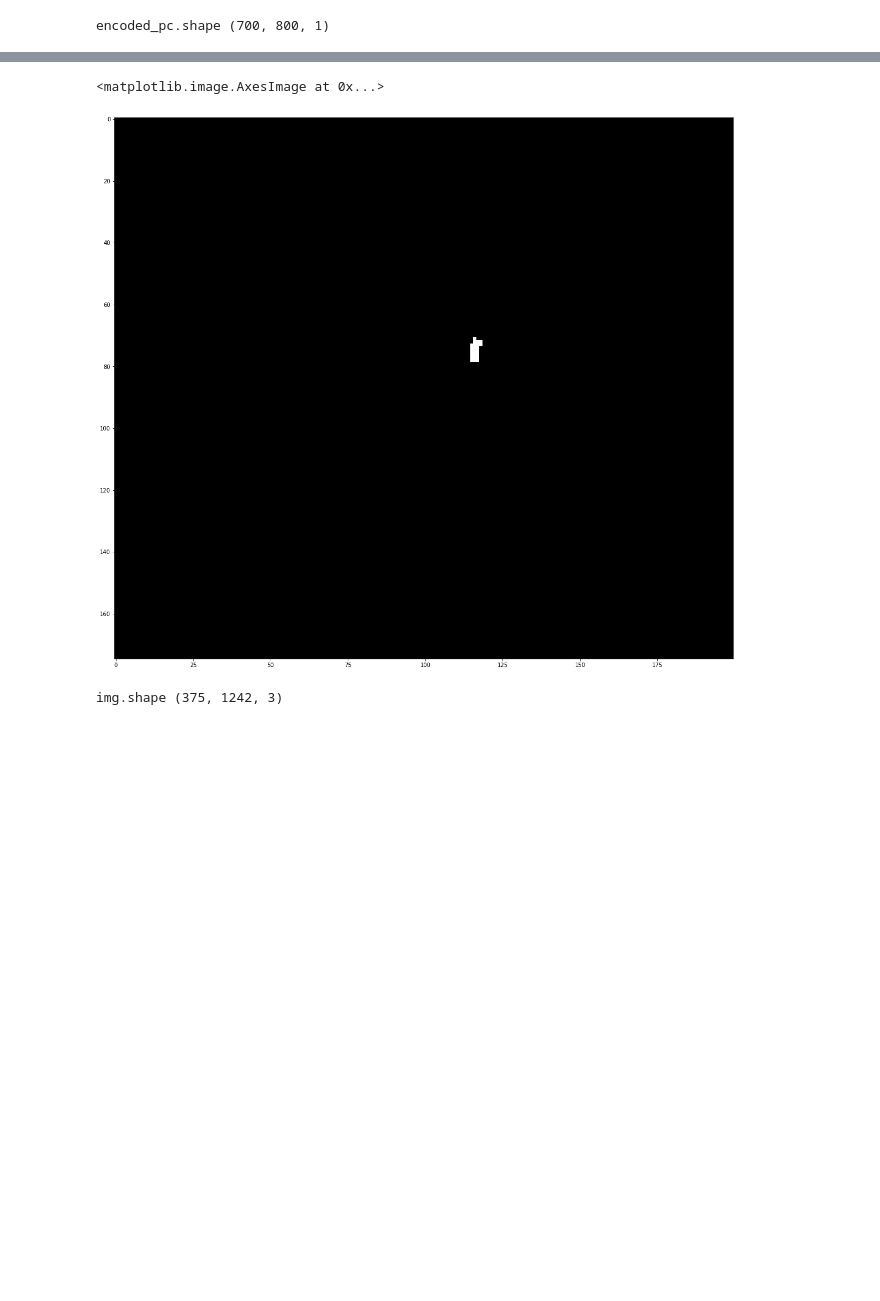
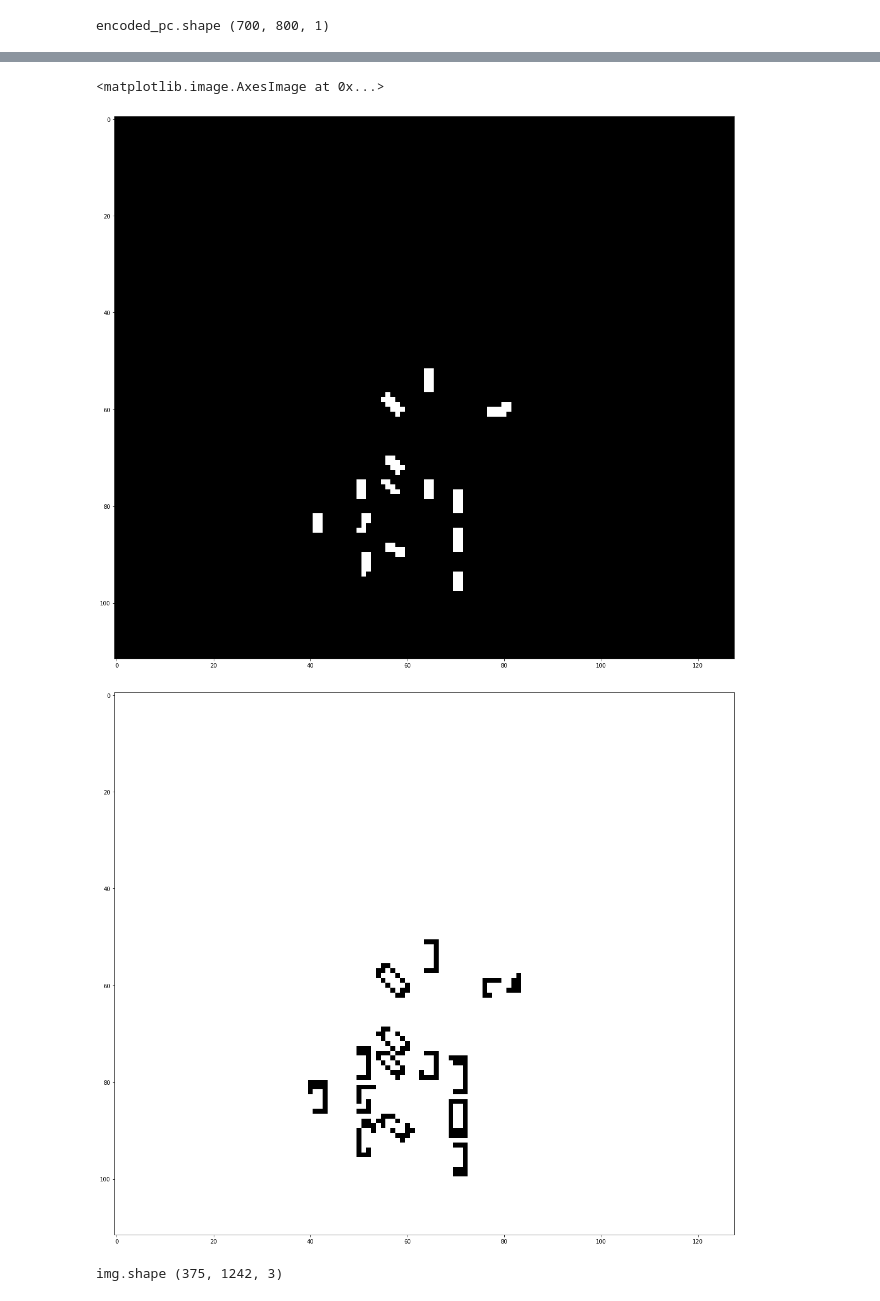
Before and after one commit to YahyaAlaaMassoud/Sensor-Fusion, a Jupyter notebook: gen_depth_map.ipynb, the cells around one changed output, grey strips where cells are left out. Cells and saved outputs as stored; diff of their text form; code cells hidden in the pictures; blank space fills up the shorter version.

```diff
--- a/gen_depth_map.ipynb
+++ b/gen_depth_map.ipynb
@@ -61,7 +61,7 @@ micro_ids = kitti.get_ids('micro')
 # %%
 pc_encoder = OccupancyCuboidKITTI(0, 70, -40, 40, -1, 3, [0.1, 0.1, 4]) # 0.1, 0.1, 0.4
 # %%
-cur_idx = train_ids[26]
+cur_idx = train_ids[25]
 # %%
 pc, ref = kitti.get_velo(cur_idx, workspace_lim=((-40, 40), (-1, 3), (0, 70)), use_fov_filter=True)
 print('pc.shape', pc.shape, 'ref.shape', ref.shape)
@@ -81,15 +81,19 @@ plt.imshow(np.squeeze(encoded_pc))
 # %%
-tar_encoder = PIXORTargets(shape=(200, 175), stats=dd.io.load('kitti_stats/stats.h5'),
-                           P_WIDTH=70, P_HEIGHT=80, P_DEPTH=4, subsampling_factor=(0.8, 1.2))
+tar_encoder = PIXORTargets(shape=(128, 112), stats=dd.io.load('kitti_stats/stats.h5'),
+                           P_WIDTH=70, P_HEIGHT=80, P_DEPTH=4, subsampling_factor=(0.75, 1.25))
 # %%
 boxes = kitti.get_boxes_3D(cur_idx)
 encoded = tar_encoder.encode(boxes)
 # %%
 plt.figure(figsize = (20,20))
 plt.imshow(np.squeeze(encoded[0][:,:,0]), cmap='gray')
+
+plt.figure(figsize = (20,20))
+plt.imshow(np.squeeze(encoded[0][:,:,1]), cmap='gray')
 # %% [output]
 <matplotlib.image.AxesImage at 0x...>
-[figure, old version]
+[figure, new version]
+[figure, added]
 # %%
 img = kitti.get_image(cur_idx)
 print('img.shape', img.shape)
```
Also changed, not shown: parts of 2 cells of this notebook, 3 other files.
